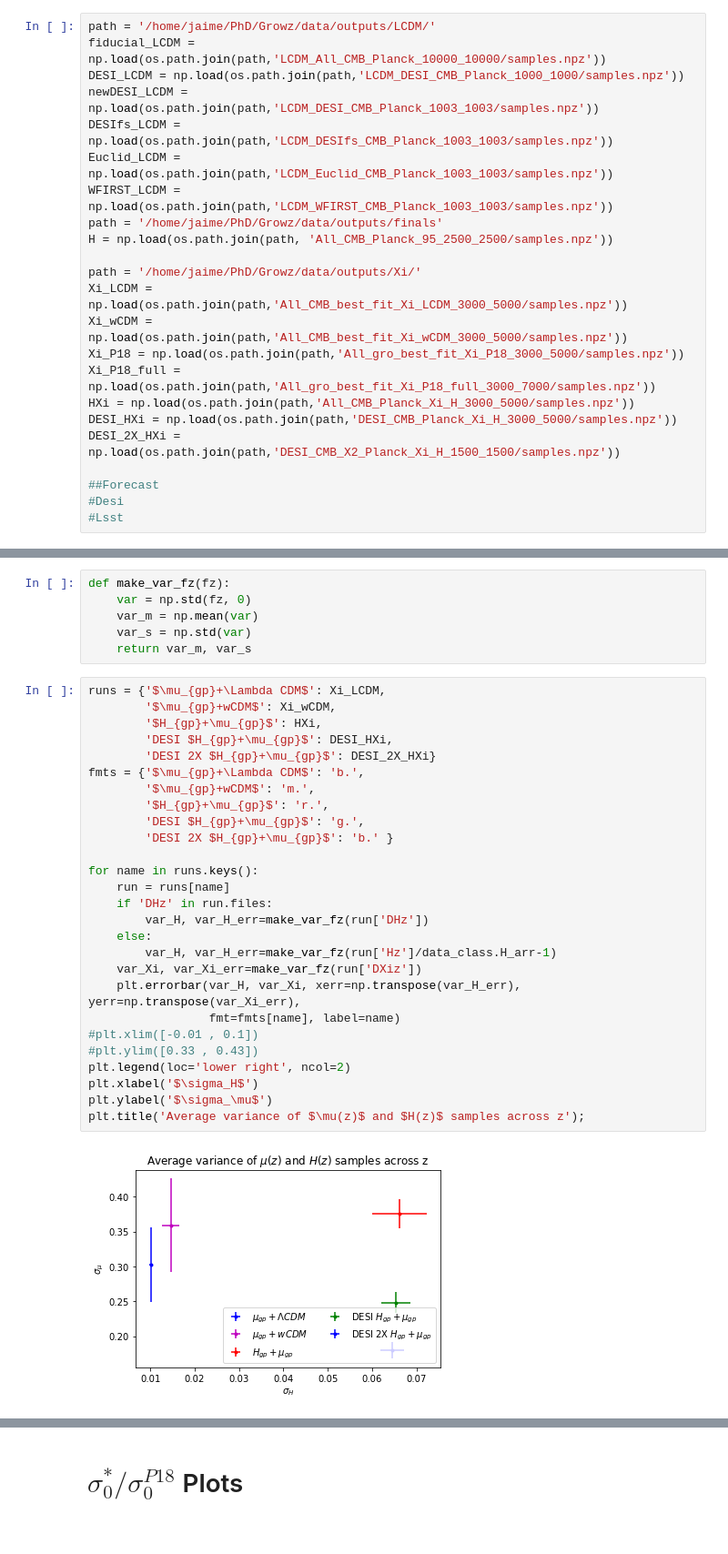
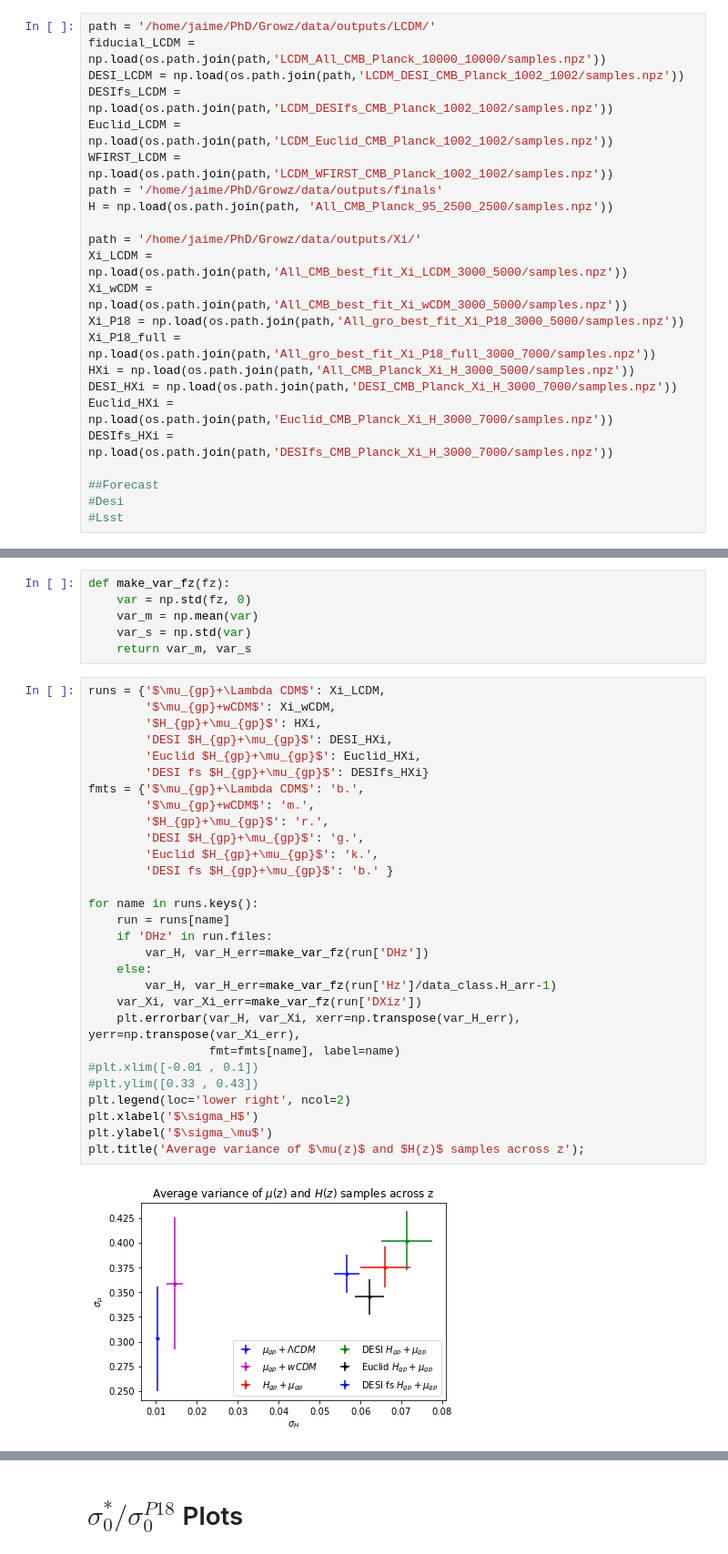
Before and after one commit to JaimeRZP/Growz, a Jupyter notebook: notebooks/plotting_Xi.ipynb, the cells around one changed output, grey strips where cells are left out. Shown at 91% size. Saved outputs shown, nothing was run; the diff lists cells and outputs as text.

```diff
--- a/notebooks/plotting_Xi.ipynb
+++ b/notebooks/plotting_Xi.ipynb
@@ -182,11 +226,10 @@ def get_m_s(rows):
 # %%
 path = '/home/jaime/PhD/Growz/data/outputs/LCDM/'
 fiducial_LCDM = np.load(os.path.join(path,'LCDM_All_CMB_Planck_10000_10000/samples.npz'))
-DESI_LCDM = np.load(os.path.join(path,'LCDM_DESI_CMB_Planck_1000_1000/samples.npz'))
-newDESI_LCDM = np.load(os.path.join(path,'LCDM_DESI_CMB_Planck_1003_1003/samples.npz'))
-DESIfs_LCDM = np.load(os.path.join(path,'LCDM_DESIfs_CMB_Planck_1003_1003/samples.npz'))
-Euclid_LCDM = np.load(os.path.join(path,'LCDM_Euclid_CMB_Planck_1003_1003/samples.npz'))
-WFIRST_LCDM = np.load(os.path.join(path,'LCDM_WFIRST_CMB_Planck_1003_1003/samples.npz'))
+DESI_LCDM = np.load(os.path.join(path,'LCDM_DESI_CMB_Planck_1002_1002/samples.npz'))
+DESIfs_LCDM = np.load(os.path.join(path,'LCDM_DESIfs_CMB_Planck_1002_1002/samples.npz'))
+Euclid_LCDM = np.load(os.path.join(path,'LCDM_Euclid_CMB_Planck_1002_1002/samples.npz'))
+WFIRST_LCDM = np.load(os.path.join(path,'LCDM_WFIRST_CMB_Planck_1002_1002/samples.npz'))
 path = '/home/jaime/PhD/Growz/data/outputs/finals'
 H = np.load(os.path.join(path, 'All_CMB_Planck_95_2500_2500/samples.npz'))
 
@@ -196,8 +239,9 @@ Xi_wCDM = np.load(os.path.join(path,'All_CMB_best_fit_Xi_wCDM_3000_5000/samples.
 Xi_P18 = np.load(os.path.join(path,'All_gro_best_fit_Xi_P18_3000_5000/samples.npz'))
 Xi_P18_full = np.load(os.path.join(path,'All_gro_best_fit_Xi_P18_full_3000_7000/samples.npz'))
 HXi = np.load(os.path.join(path,'All_CMB_Planck_Xi_H_3000_5000/samples.npz'))
-DESI_HXi = np.load(os.path.join(path,'DESI_CMB_Planck_Xi_H_3000_5000/samples.npz'))
-DESI_2X_HXi = np.load(os.path.join(path,'DESI_CMB_X2_Planck_Xi_H_1500_1500/samples.npz'))
+DESI_HXi = np.load(os.path.join(path,'DESI_CMB_Planck_Xi_H_3000_7000/samples.npz'))
+Euclid_HXi = np.load(os.path.join(path,'Euclid_CMB_Planck_Xi_H_3000_7000/samples.npz'))
+DESIfs_HXi = np.load(os.path.join(path,'DESIfs_CMB_Planck_Xi_H_3000_7000/samples.npz'))
 
 ##Forecast
 #Desi
@@ -413,32 +459,34 @@ def make_var_fz(fz):
 # %%
 runs = {'$\mu_{gp}+\Lambda CDM$': Xi_LCDM,
         '$\mu_{gp}+wCDM$': Xi_wCDM,
         '$H_{gp}+\mu_{gp}$': HXi,
         'DESI $H_{gp}+\mu_{gp}$': DESI_HXi,
-        'DESI 2X $H_{gp}+\mu_{gp}$': DESI_2X_HXi}
+        'Euclid $H_{gp}+\mu_{gp}$': Euclid_HXi,
+        'DESI fs $H_{gp}+\mu_{gp}$': DESIfs_HXi}
 fmts = {'$\mu_{gp}+\Lambda CDM$': 'b.',
         '$\mu_{gp}+wCDM$': 'm.',
         '$H_{gp}+\mu_{gp}$': 'r.',
         'DESI $H_{gp}+\mu_{gp}$': 'g.',
-        'DESI 2X $H_{gp}+\mu_{gp}$': 'b.' }
+        'Euclid $H_{gp}+\mu_{gp}$': 'k.',
+        'DESI fs $H_{gp}+\mu_{gp}$': 'b.' }
 
 for name in runs.keys():
     run = runs[name]
     if 'DHz' in run.files:
         var_H, var_H_err=make_var_fz(run['DHz'])
     else:
         var_H, var_H_err=make_var_fz(run['Hz']/data_class.H_arr-1)
     var_Xi, var_Xi_err=make_var_fz(run['DXiz'])
     plt.errorbar(var_H, var_Xi, xerr=np.transpose(var_H_err), yerr=np.transpose(var_Xi_err),
                  fmt=fmts[name], label=name)
 #plt.xlim([-0.01 , 0.1])
 #plt.ylim([0.33 , 0.43])
 plt.legend(loc='lower right', ncol=2)
 plt.xlabel('$\sigma_H$')
 plt.ylabel('$\sigma_\mu$')
 plt.title('Average variance of $\mu(z)$ and $H(z)$ samples across z');
 # %% [output]
-[figure, old version]
+[figure, new version]
 # %%
 runs = {'$H_{gp}+\mu_{gp}$': HXi,
         '$\mu_{gp}+P18$': Xi_P18,
```
Also changed, not shown: parts of 33 cells of this notebook, 2 other files.
